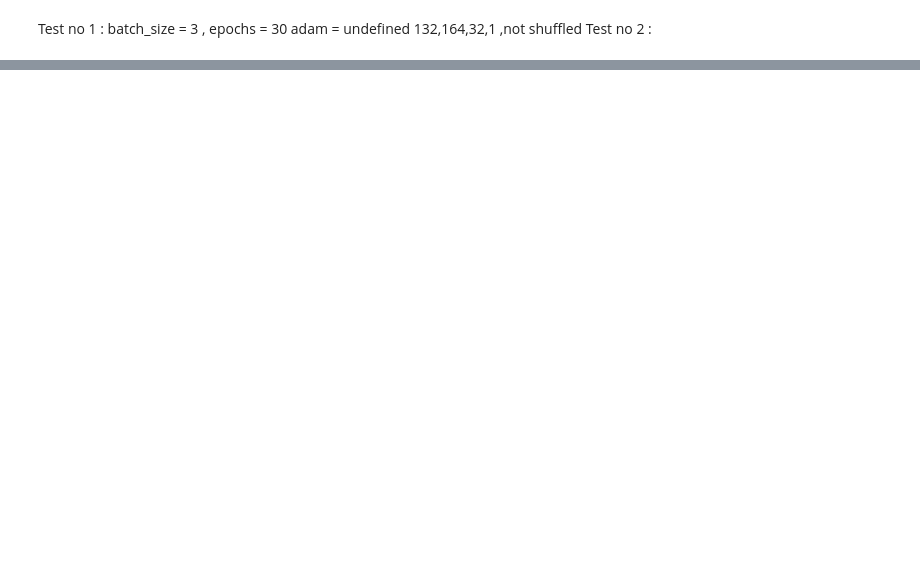
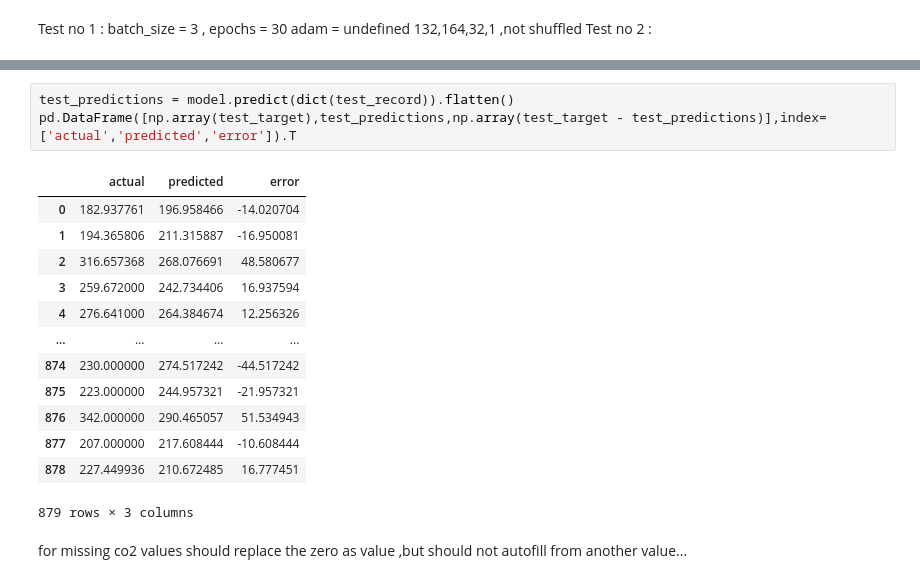
Before and after one commit to TharinduGee/Prediction_Models, a Jupyter notebook: Carbon_Emission_Predictor_Full_Model.ipynb, the cells around one changed output, grey strips where cells are left out. Cells and saved outputs as stored; diff of their text form; blank space fills up the shorter version.

```diff
--- a/Carbon_Emission_Predictor_Full_Model.ipynb
+++ b/Carbon_Emission_Predictor_Full_Model.ipynb
@@ -201,0 +209,19 @@ Test no 2 :
+# %%
+test_predictions = model.predict(dict(test_record)).flatten()
+pd.DataFrame([np.array(test_target),test_predictions,np.array(test_target - test_predictions)],index=['actual','predicted','error']).T
+# %% [output]
+|  | actual | predicted | error |
+| 0 | 182.937761 | 196.958466 | -14.020704 |
+| 1 | 194.365806 | 211.315887 | -16.950081 |
+| 2 | 316.657368 | 268.076691 | 48.580677 |
+| 3 | 259.672000 | 242.734406 | 16.937594 |
+| 4 | 276.641000 | 264.384674 | 12.256326 |
+| ... | ... | ... | ... |
+| 874 | 230.000000 | 274.517242 | -44.517242 |
+| 875 | 223.000000 | 244.957321 | -21.957321 |
+| 876 | 342.000000 | 290.465057 | 51.534943 |
+| 877 | 207.000000 | 217.608444 | -10.608444 |
+| 878 | 227.449936 | 210.672485 | 16.777451 |
+879 rows × 3 columns
+# %% [markdown]
+for missing co2 values should replace the zero as value ,but should not autofill from another value...
```
Also changed, not shown: parts of 5 cells of this notebook.
